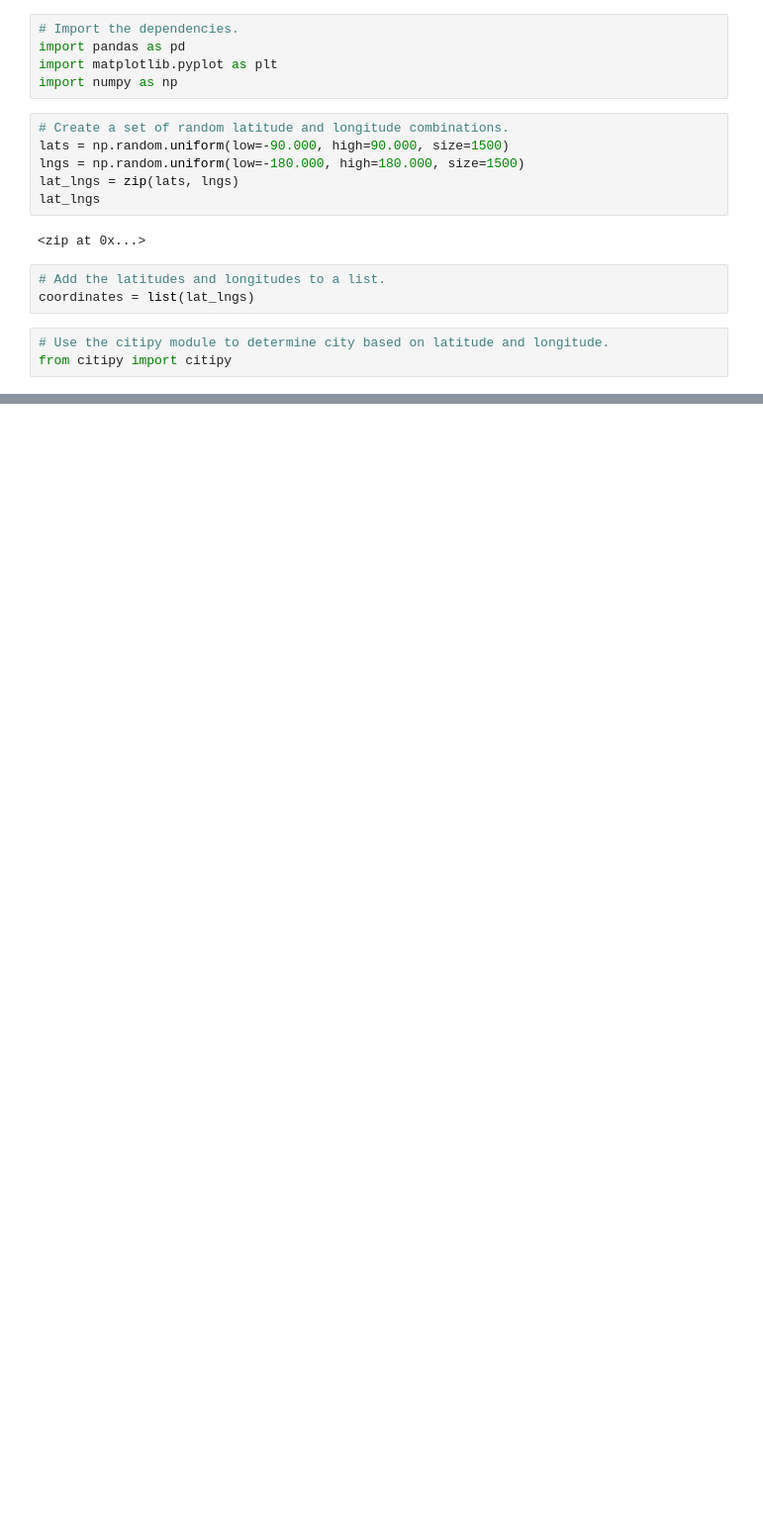
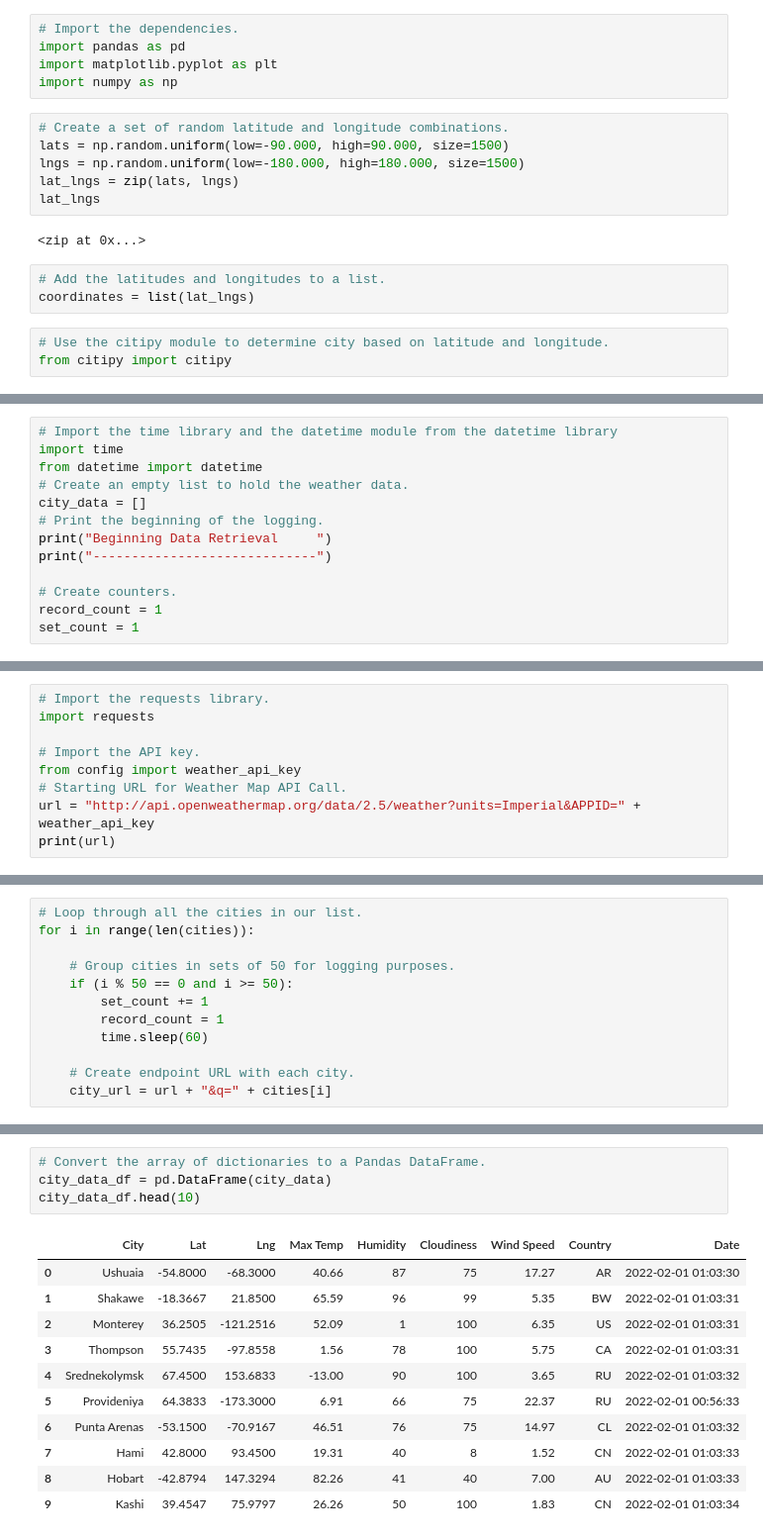
Before and after one commit to Zhengyu0913/World_Weather_Analysis, a Jupyter notebook: WeatherPy.ipynb, the cells around one changed output, grey strips where cells are left out. Shown: that part at 99% size. Cells and saved outputs as stored; diff of their text form; blank space fills up the shorter version.

```diff
--- a/WeatherPy.ipynb
+++ b/WeatherPy.ipynb
@@ -56,0 +77,13 @@ len(cities)
+# %%
+# Import the time library and the datetime module from the datetime library
+import time
+from datetime import datetime
+# Create an empty list to hold the weather data.
+city_data = []
+# Print the beginning of the logging.
+print("Beginning Data Retrieval     ")
+print("-----------------------------")
+
+# Create counters.
+record_count = 1
+set_count = 1
@@ -56,0 +93,9 @@ len(cities)
+# %%
+# Import the requests library.
+import requests
+
+# Import the API key.
+from config import weather_api_key
+# Starting URL for Weather Map API Call.
+url = "http://api.openweathermap.org/data/2.5/weather?units=Imperial&APPID=" + weather_api_key
+print(url)
@@ -56,0 +104,12 @@ len(cities)
+# %%
+# Loop through all the cities in our list.
+for i in range(len(cities)):
+
+    # Group cities in sets of 50 for logging purposes.
+    if (i % 50 == 0 and i >= 50):
+        set_count += 1
+        record_count = 1
+        time.sleep(60)
+
+    # Create endpoint URL with each city.
+    city_url = url + "&q=" + cities[i]
@@ -56,0 +205,16 @@ len(cities)
+# %%
+# Convert the array of dictionaries to a Pandas DataFrame.
+city_data_df = pd.DataFrame(city_data)
+city_data_df.head(10)
+# %% [output]
+|  | City | Lat | Lng | Max Temp | Humidity | Cloudiness | Wind Speed | Country | Date |
+| 0 | Ushuaia | -54.8000 | -68.3000 | 40.66 | 87 | 75 | 17.27 | AR | 2022-02-01 01:03:30 |
+| 1 | Shakawe | -18.3667 | 21.8500 | 65.59 | 96 | 99 | 5.35 | BW | 2022-02-01 01:03:31 |
+| 2 | Monterey | 36.2505 | -121.2516 | 52.09 | 1 | 100 | 6.35 | US | 2022-02-01 01:03:31 |
+| 3 | Thompson | 55.7435 | -97.8558 | 1.56 | 78 | 100 | 5.75 | CA | 2022-02-01 01:03:31 |
+| 4 | Srednekolymsk | 67.4500 | 153.6833 | -13.00 | 90 | 100 | 3.65 | RU | 2022-02-01 01:03:32 |
+| 5 | Provideniya | 64.3833 | -173.3000 | 6.91 | 66 | 75 | 22.37 | RU | 2022-02-01 00:56:33 |
+| 6 | Punta Arenas | -53.1500 | -70.9167 | 46.51 | 76 | 75 | 14.97 | CL | 2022-02-01 01:03:32 |
+| 7 | Hami | 42.8000 | 93.4500 | 19.31 | 40 | 8 | 1.52 | CN | 2022-02-01 01:03:33 |
+| 8 | Hobart | -42.8794 | 147.3294 | 82.26 | 41 | 40 | 7.00 | AU | 2022-02-01 01:03:33 |
+| 9 | Kashi | 39.4547 | 75.9797 | 26.26 | 50 | 100 | 1.83 | CN | 2022-02-01 01:03:34 |
```
Also changed, not shown: parts of 11 cells of this notebook, 3 other files.
